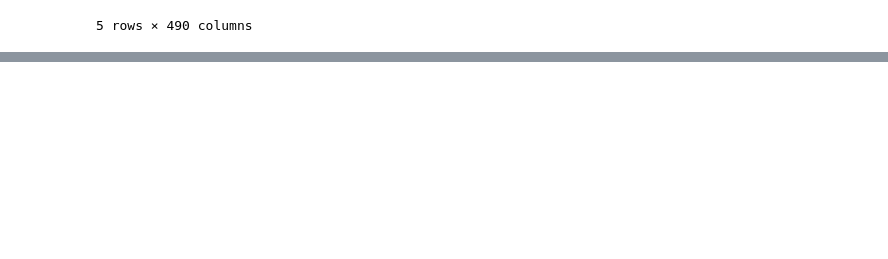
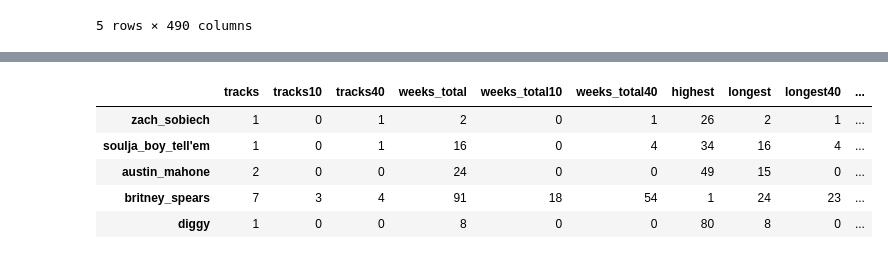
Before and after one commit to trxw/CDIPS_PandoraTeam, a Jupyter notebook: analysis.ipynb, the cells around one changed output, grey strips where cells are left out. Drawn from its saved outputs; the diff is of its cells as text; code cells hidden in the pictures; blank space fills up the shorter version.

Commit message:
Collected table of billboards statistics for the 2010-2015 artists

```diff
--- a/analysis.ipynb
+++ b/analysis.ipynb
@@ -79,6 +94,18 @@ artists_npr = pd.merge(artists,npr_artist_id,how='left',left_on='artist_name_cle
 
 artists = artists_npr
 #artists.npr_artist_id = artists.npr_artist_id.astype(int)
+# %%
+# add billoboard id to artist list
+artists10_15 = bill2010[['artist_standardized','artist_id']].drop_duplicates(subset=['artist_id'])
+artists10_15['billboard_artist'] = artists10_15.artist_standardized.apply(cleanName)
+
+artists10_15.columns = [['artist_standardized','billboard_artist_id','billboard_artist']]
+
+artists_bill = pd.merge(artists,artists10_15,how='left',left_on='artist_name_clean',right_on='billboard_artist')
+#for i,x in artists10_15.iterrows():
+#    artists[artists.artist_name_clean == x.artist_standardized]['billboard_artist_id'] = x.artist_id
+
+artists = artists_bill
 # %%
 # ranges for time-series
 d_rng =  pd.date_range('2010-01-01','2015-08-01',freq='D',normalize=True)
@@ -266,2 +336,63 @@ See the the caveats in the documentation: http://pandas.pydata.org/pandas-docs/s
 # %%
 # get relative date since last concert, npr show and date_entered / date_peaked / wikipedia date
+# %%
+# build a table with billboard statistics for each artist
+
+bill2010.date_entered = pd.to_datetime(bill2010.date_entered)
+bill2010.date_peaked = pd.to_datetime(bill2010.date_peaked)
+
+billboard_artist_stats = pd.DataFrame()
+
+for i,artist in artists[pd.notnull(artists.billboard_artist_id)].iterrows():
+    #artist = artists.iloc[3]
+    a_bill = bill2010[bill2010.artist_id ==
+                      artist.billboard_artist_id]
+
+    # get ids for outstanding tracks
+    first_track_idx = a_bill.date_entered.argmin()
+    last_track_idx = a_bill.date_entered.argmax()
+    highest_track_idx = a_bill.high.argmin()
+    longest_track_idx = a_bill.ch.argmax()
+
+    # get interesting dates:
+    first_entered = a_bill.loc[first_track_idx].date_entered
+    last_entered = a_bill.loc[last_track_idx].date_entered
+    peak_date = a_bill.loc[highest_track_idx].date_peaked
+
+    # single number stats
+    # track bests
+    highest = a_bill.high.min()
+    longest = a_bill.ch.max()
+    longest40 = a_bill.x40.max()
+    longest10 = a_bill.x10.max()
+
+    # totaled lifetime
+    weeks_total = a_bill.ch.sum()
+    weeks_total10 = a_bill.x10.sum()
+    weeks_total40 = a_bill.x40.sum()
+
+    # number of tracks
+    tracks = len(a_bill)
+    tracks10 = len(a_bill[a_bill.x10 > 0])
+    tracks40 = len(a_bill[a_bill.x40 > 0])
+
+    df = pd.DataFrame([[tracks,tracks10,tracks40,weeks_total,weeks_total10,weeks_total40,
+                       highest,longest,longest40,longest10,
+                        first_entered,last_entered,peak_date,
+                       first_track_idx,last_track_idx,highest_track_idx,longest_track_idx]],
+                      columns=
+                      ['tracks','tracks10','tracks40','weeks_total','weeks_total10','weeks_total40',
+                       'highest','longest','longest40','longest10',
+                        'first_entered','last_entered','peak_date',
+                       'first_track_idx','last_track_idx','highest_track_idx','longest_track_idx'],
+                     index=[artist.artist_name_underscore])
+    billboard_artist_stats = billboard_artist_stats.append(df)
+
+billboard_artist_stats.head()
+# %% [output]
+|  | tracks | tracks10 | tracks40 | weeks_total | weeks_total10 | weeks_total40 | highest | longest | longest40 | ... |
+| zach_sobiech | 1 | 0 | 1 | 2 | 0 | 1 | 26 | 2 | 1 | ... |
+| soulja_boy_tell'em | 1 | 0 | 1 | 16 | 0 | 4 | 34 | 16 | 4 | ... |
+| austin_mahone | 2 | 0 | 0 | 24 | 0 | 0 | 49 | 15 | 0 | ... |
+| britney_spears | 7 | 3 | 4 | 91 | 18 | 54 | 1 | 24 | 23 | ... |
+| diggy | 1 | 0 | 0 | 8 | 0 | 0 | 80 | 8 | 0 | ... |
```
Also changed, not shown: parts of 6 cells of this notebook.
